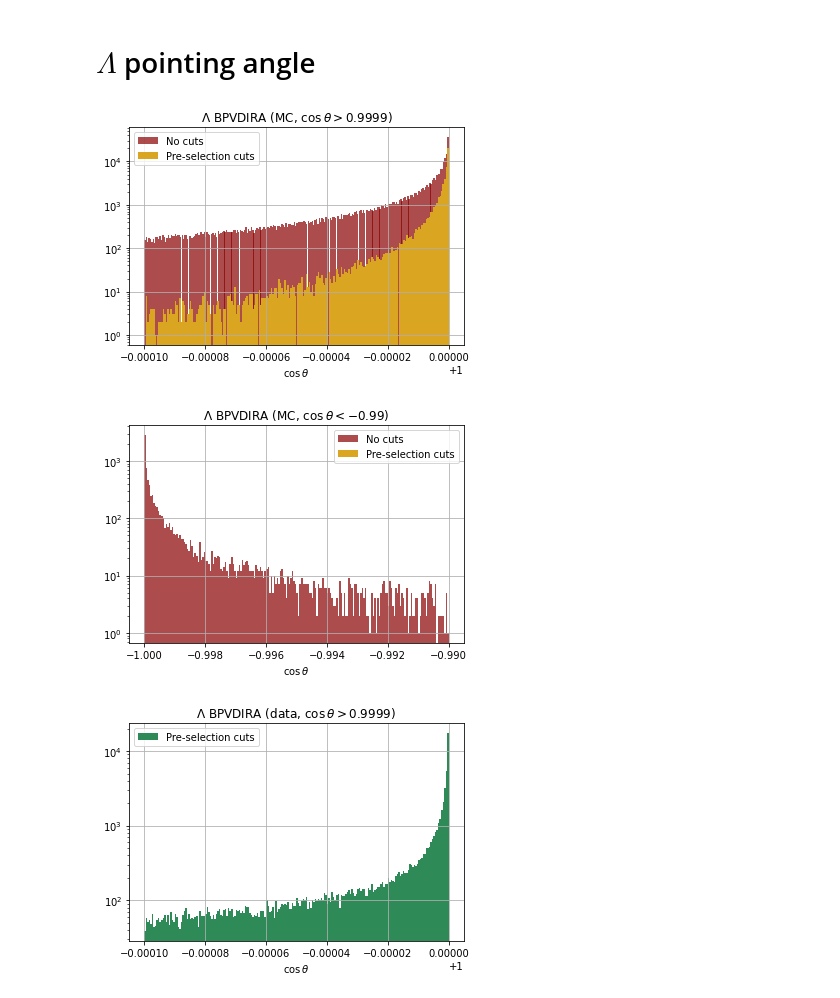
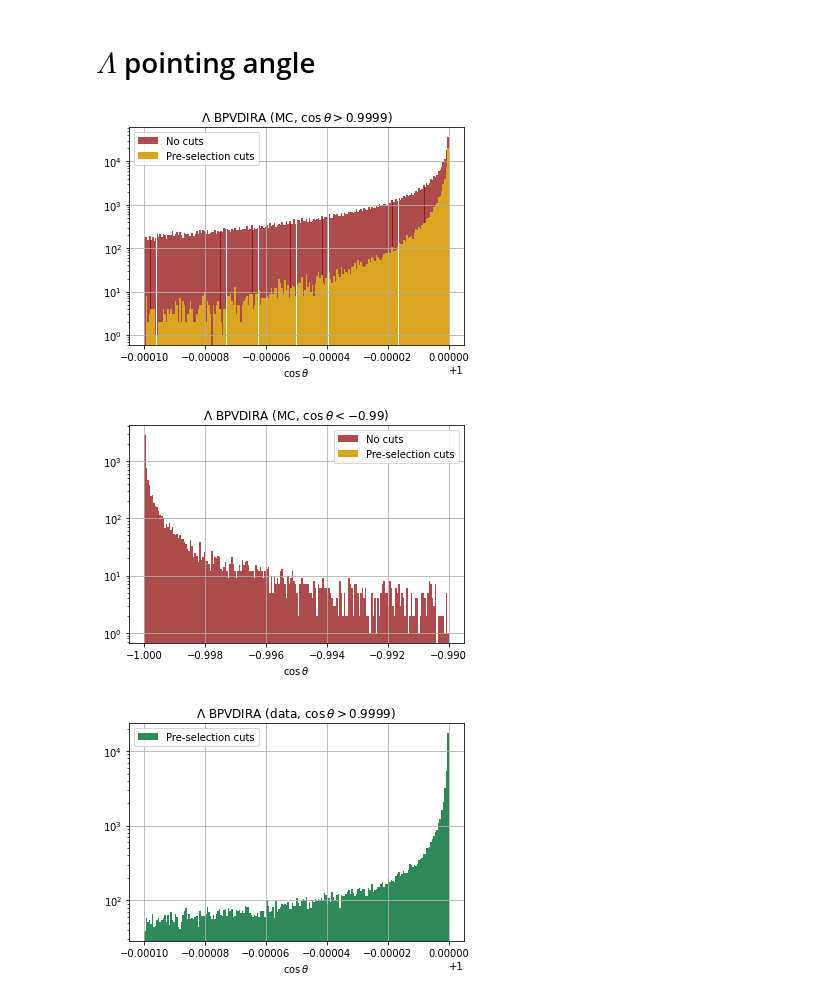
Before and after one commit to alatios/lb2jpsil_preliminary-variable-studies, a Jupyter notebook: JN_MC-vs-data_DTFSuccess.ipynb, the cells around one changed output. Saved outputs shown, nothing was run; the diff lists cells and outputs as text; code cells hidden in the pictures.

Commit message:
Update plot folder of DTF-success studies

```diff
--- a/JN_MC-vs-data_DTFSuccess.ipynb
+++ b/JN_MC-vs-data_DTFSuccess.ipynb
@@ -1680,31 +1680,31 @@ plt.show()
 # %% [markdown]
 # $\Lambda$ pointing angle
 # %%
-plt.hist(df_MC['L_BPVDIRA'], bins=220,
+plt.hist(df_MC['L_BPVDIRA'], bins=200,
          color='darkred', alpha=0.7,range=(0.9999,1), label='No cuts')
 plt.hist(df_MC_Filtered['L_BPVDIRA'], bins=200,
          color='goldenrod', alpha=1,range=(0.9999,1), label='Pre-selection cuts')
 plt.grid()
 plt.title(r"$\Lambda$ BPVDIRA (MC, $\cos\theta > 0.9999$)")
 plt.xlabel(r"$\cos \theta$")
 plt.yscale('log')
 plt.legend()
 #plt.savefig("mcvd/lambda_pointing-angle/LDIRA_MC_pos.pdf")
 plt.show()
 
 plt.hist(df_MC['L_BPVDIRA'], bins=200,
          color='darkred', alpha=0.7,range=(-1,-0.99), label='No cuts')
 plt.hist(df_MC_Filtered['L_BPVDIRA'], bins=200,
          color='goldenrod', alpha=1,range=(-1,-0.99), label='Pre-selection cuts')
 plt.grid()
 plt.title(r"$\Lambda$ BPVDIRA (MC, $\cos\theta < -0.99$)")
 plt.xlabel(r"$\cos \theta$")
 plt.yscale('log')
 plt.legend()
 #plt.savefig("mcvd/lambda_pointing-angle/LDIRA_MC_neg.pdf")
 plt.show()
 # %% [output]
-[figure, old version]
+[figure, new version]
 [figure]
 # %%
 plt.hist(df_Data['L_BPVDIRA'], bins=200,
```
Also changed, not shown: parts of 36 cells of this notebook, 46 other files.
